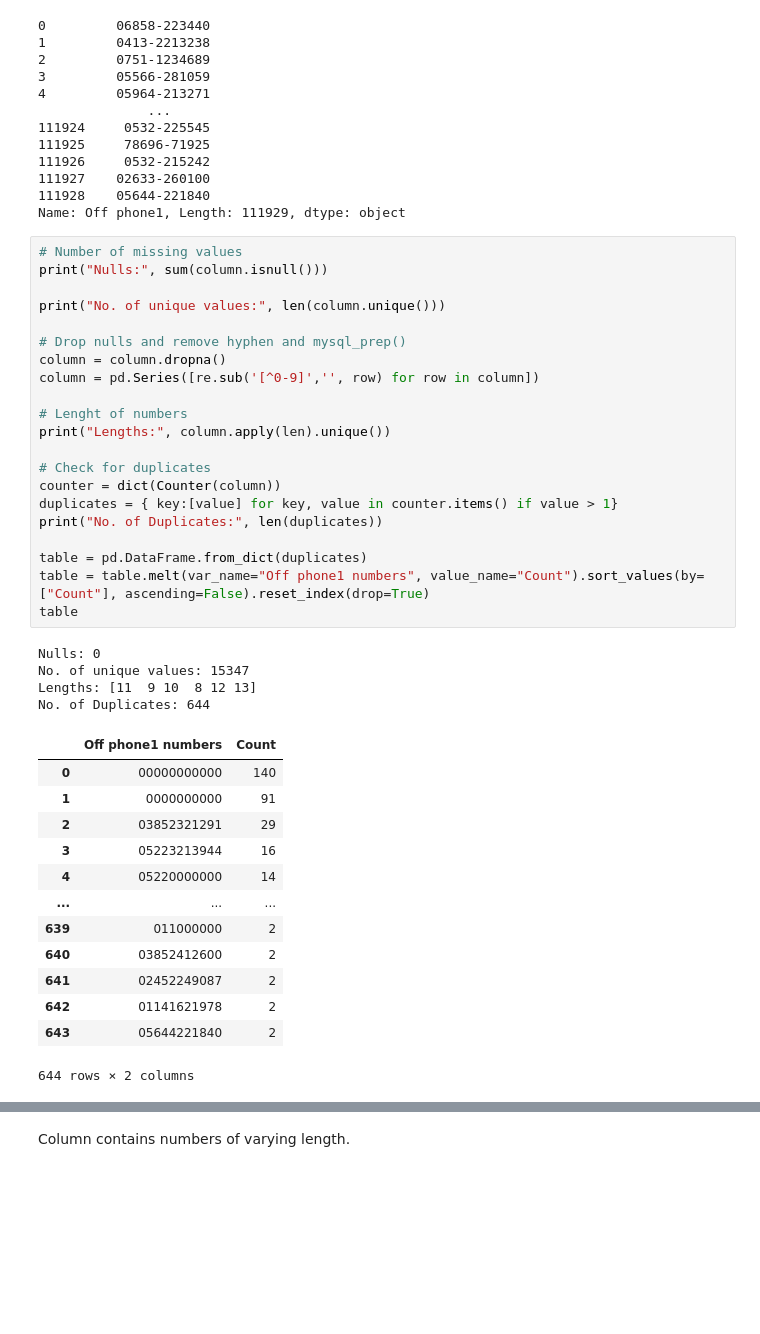
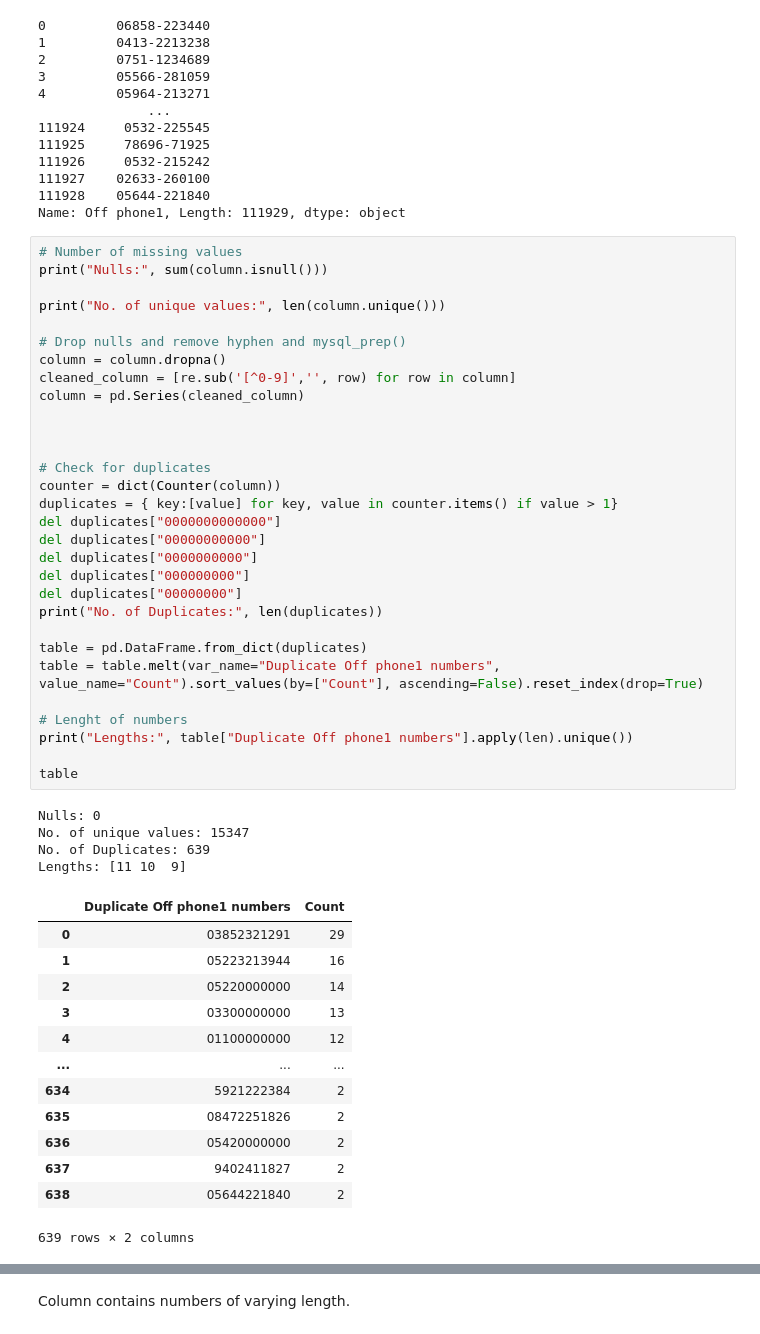
Before and after one commit to shayan-khoygani/Codebook, a Jupyter notebook: 42621 Final_Data_ngodarpan.gov.in/42621 Final_Data_ngodarpan.gov.in.ipynb, the cells around one changed output, grey strips where cells are left out. Saved outputs shown, nothing was run; the diff lists cells and outputs as text; blank space fills up the shorter version.

Commit message:
hardcoded invalid numbers for off phone1
There's probably a better way to do this. Where you match if a string contains only 0s...

```diff
--- a/42621 Final_Data_ngodarpan.gov.in/42621 Final_Data_ngodarpan.gov.in.ipynb
+++ b/42621 Final_Data_ngodarpan.gov.in/42621 Final_Data_ngodarpan.gov.in.ipynb
@@ -476,39 +477,48 @@ Name: Off phone1, Length: 111929, dtype: object
 # %%
 # Number of missing values
 print("Nulls:", sum(column.isnull()))
 
 print("No. of unique values:", len(column.unique()))
 
 # Drop nulls and remove hyphen and mysql_prep()
 column = column.dropna()
-column = pd.Series([re.sub('[^0-9]','', row) for row in column])
+cleaned_column = [re.sub('[^0-9]','', row) for row in column]
+column = pd.Series(cleaned_column)
 
-# Lenght of numbers
-print("Lengths:", column.apply(len).unique())
+
 
 # Check for duplicates
 counter = dict(Counter(column))
 duplicates = { key:[value] for key, value in counter.items() if value > 1}
+del duplicates["0000000000000"]
+del duplicates["00000000000"]
+del duplicates["0000000000"]
+del duplicates["000000000"]
+del duplicates["00000000"]
 print("No. of Duplicates:", len(duplicates))
 
 table = pd.DataFrame.from_dict(duplicates)
-table = table.melt(var_name="Off phone1 numbers", value_name="Count").sort_values(by=["Count"], ascending=False).reset_index(drop=True)
+table = table.melt(var_name="Duplicate Off phone1 numbers", value_name="Count").sort_values(by=["Count"], ascending=False).reset_index(drop=True)
+
+# Lenght of numbers
+print("Lengths:", table["Duplicate Off phone1 numbers"].apply(len).unique())
+
 table
 # %% [output]
 Nulls: 0
 No. of unique values: 15347
-Lengths: [11  9 10  8 12 13]
-No. of Duplicates: 644
+No. of Duplicates: 639
+Lengths: [11 10  9]
-|  | Off phone1 numbers | Count |
-| 0 | 00000000000 | 140 |
-| 1 | 0000000000 | 91 |
-| 2 | 03852321291 | 29 |
-| 3 | 05223213944 | 16 |
-| 4 | 05220000000 | 14 |
+|  | Duplicate Off phone1 numbers | Count |
+| 0 | 03852321291 | 29 |
+| 1 | 05223213944 | 16 |
+| 2 | 05220000000 | 14 |
+| 3 | 03300000000 | 13 |
+| 4 | 01100000000 | 12 |
 | ... | ... | ... |
-| 639 | 011000000 | 2 |
-| 640 | 03852412600 | 2 |
-| 641 | 02452249087 | 2 |
-| 642 | 01141621978 | 2 |
-| 643 | 05644221840 | 2 |
+| 634 | 5921222384 | 2 |
+| 635 | 08472251826 | 2 |
+| 636 | 05420000000 | 2 |
+| 637 | 9402411827 | 2 |
+| 638 | 05644221840 | 2 |
-644 rows × 2 columns
+639 rows × 2 columns
```
Also changed, not shown: parts of 2 cells of this notebook.
